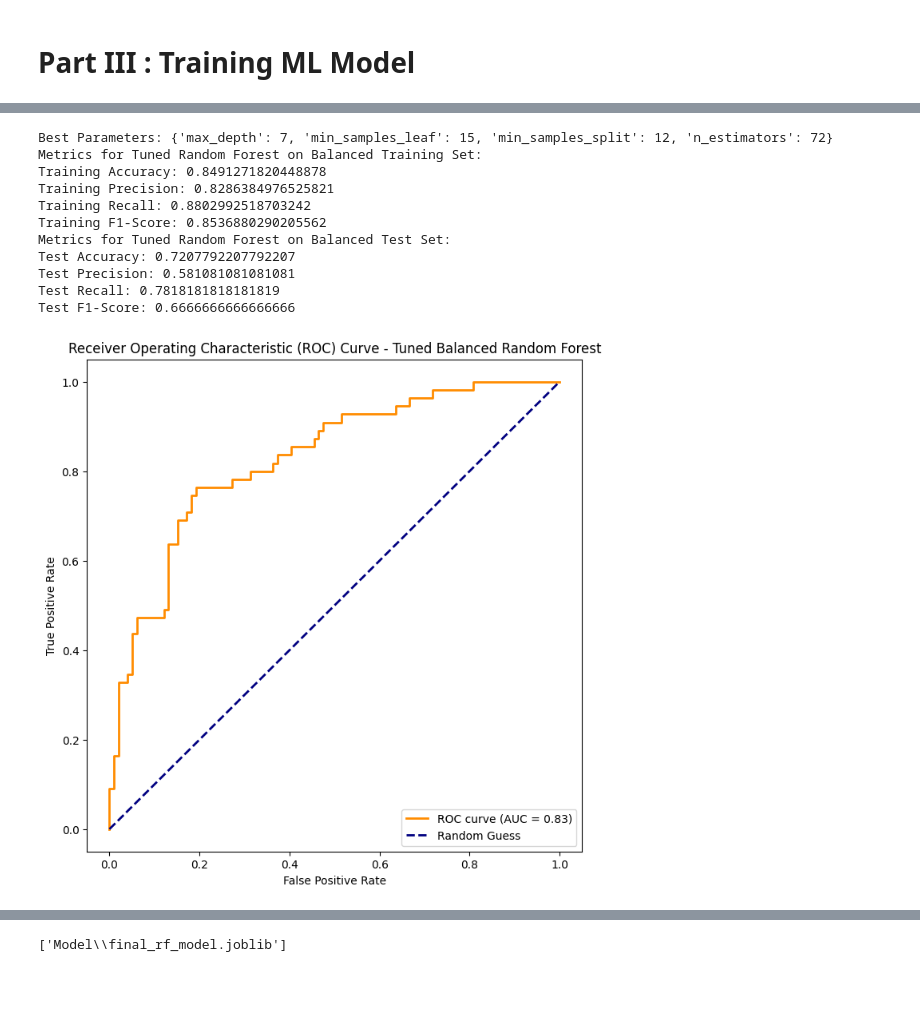
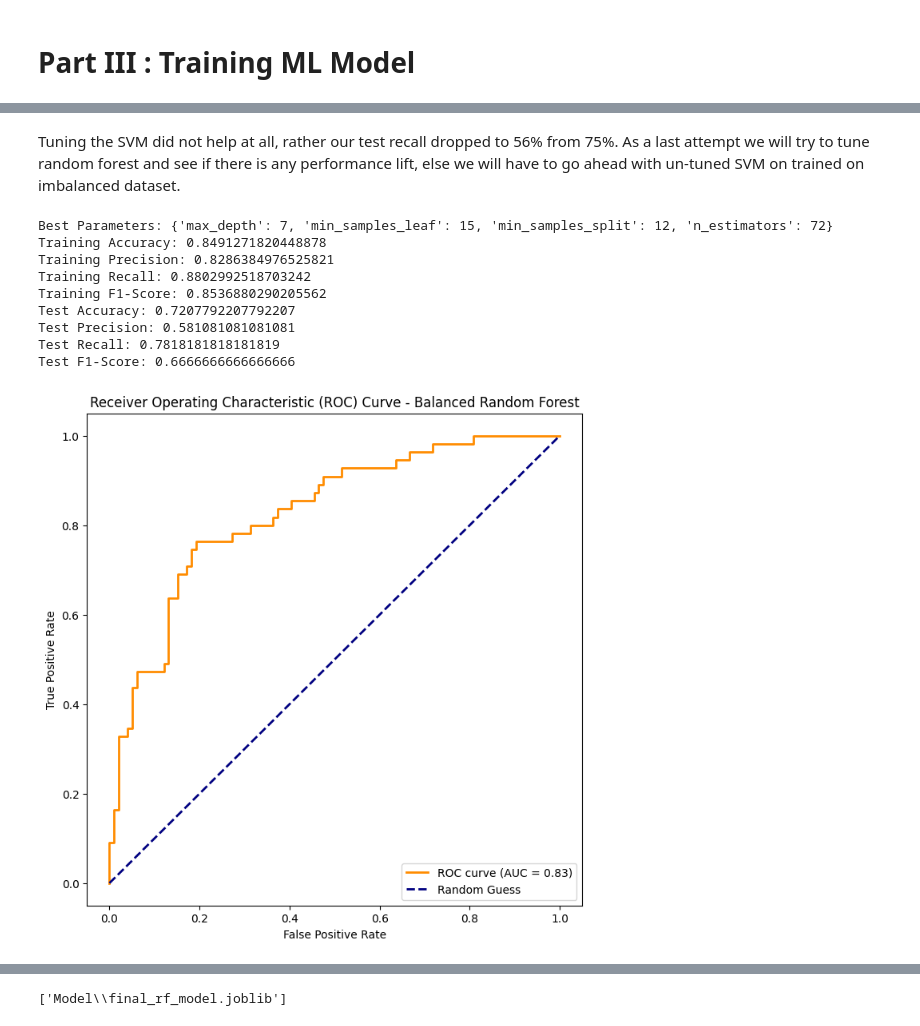
Before and after one commit to Akshaykhanna111/Predicting-Diabetes-using-Machine-Learning, a Jupyter notebook: Notebooks/Project Code.ipynb, the cells around one changed output, grey strips where cells are left out. Saved outputs shown, nothing was run; the diff lists cells and outputs as text; code cells hidden in the pictures; blank space fills up the shorter version.

```diff
--- a/Notebooks/Project Code.ipynb
+++ b/Notebooks/Project Code.ipynb
@@ -718,3 +682,5 @@ Test F1-Score: 0.6456692913385828
+# %% [markdown]
+Tuning the SVM did not help at all, rather our test recall dropped to 56% from 75%. As a last attempt we will try to tune random forest and see if there is any performance lift, else we will have to go ahead with un-tuned SVM on trained on imbalanced dataset.
 # %%
 # After trying 3 models, we found out that Random forest seems to outperform other 2 models
 # So we will be using random search to tune the hyperparameters of random forest and see it's performance
@@ -744,70 +710,34 @@ random_search = RandomizedSearchCV(
 random_search.fit(X_train_balanced, y_train_balanced)
 
 # Get the best parameters
 best_params = random_search.best_params_
 
 # Print the best parameters
 print("Best Parameters:", best_params)
 
 # Use the best parameters to create the tuned model
 tuned_rf_balance = RandomForestClassifier(**best_params, random_state=42)
 
 # Fit the tuned model on the balanced dataset
 tuned_rf_balance.fit(X_train_balanced, y_train_balanced)
 
 # Predictions on the Training Set
 y_pred_train_rf_balance_tuned = tuned_rf_balance.predict(X_train_balanced)
 
-# Print Metrics on Training Data for the Tuned Model
-print("Metrics for Tuned Random Forest on Balanced Training Set:")
-print("Training Accuracy:", accuracy_score(y_train_balanced, y_pred_train_rf_balance_tuned))
-print("Training Precision:", precision_score(y_train_balanced, y_pred_train_rf_balance_tuned))
-print("Training Recall:", recall_score(y_train_balanced, y_pred_train_rf_balance_tuned))
-print("Training F1-Score:", f1_score(y_train_balanced, y_pred_train_rf_balance_tuned))
-
-
 # Predictions on the Test Set
 y_pred_rf_balance_tuned = tuned_rf_balance.predict(X_test)
 
-# Print Metrics on Test Data for the Tuned Model
-print("Metrics for Tuned Random Forest on Balanced Test Set:")
-print("Test Accuracy:", accuracy_score(y_test, y_pred_rf_balance_tuned))
-print("Test Precision:", precision_score(y_test, y_pred_rf_balance_tuned))
-print("Test Recall:", recall_score(y_test, y_pred_rf_balance_tuned))
-print("Test F1-Score:", f1_score(y_test, y_pred_rf_balance_tuned))
-
-# Plot the ROC curves for the Tuned Model
-
-# Predict probabilities for the positive class (class 1)
-y_prob_balance_tuned = tuned_rf_balance.predict_proba(X_test)[:, 1]
-
-# Compute ROC curve and AUC for the Tuned Model
-fpr_balance_tuned, tpr_balance_tuned, thresholds_balance_tuned = roc_curve(y_test, y_prob_balance_tuned)
-roc_auc_balance_tuned = auc(fpr_balance_tuned, tpr_balance_tuned)
-
-# Plot ROC curve for the Tuned Model
-plt.figure(figsize=(8, 8))
-plt.plot(fpr_balance_tuned, tpr_balance_tuned, color='darkorange', lw=2, label=f'ROC curve (AUC = {roc_auc_balance_tuned:.2f})')
-plt.plot([0, 1], [0, 1], color='navy', lw=2, linestyle='--', label='Random Guess')
-
-# Set labels and title
-plt.xlabel('False Positive Rate')
-plt.ylabel('True Positive Rate')
-plt.title('Receiver Operating Characteristic (ROC) Curve - Tuned Balanced Random Forest')
-plt.legend(loc='lower right')
-
-# Show the plot
-plt.show()
+# Print the evaluation metrics and the ROC curve
+evaluation_metrics(y_train_balanced, y_test, X_train_balanced, X_test, tuned_rf_balance,
+                   y_pred_train_rf_balance_tuned, y_pred_rf_balance_tuned)
 # %% [output]
 Best Parameters: {'max_depth': 7, 'min_samples_leaf': 15, 'min_samples_split': 12, 'n_estimators': 72}
-Metrics for Tuned Random Forest on Balanced Training Set:
 Training Accuracy: 0.8491271820448878
 Training Precision: 0.8286384976525821
 Training Recall: 0.8802992518703242
 Training F1-Score: 0.8536880290205562
-Metrics for Tuned Random Forest on Balanced Test Set:
 Test Accuracy: 0.7207792207792207
 Test Precision: 0.581081081081081
 Test Recall: 0.7818181818181819
 Test F1-Score: 0.6666666666666666
-[figure, old version]
+[figure, new version]
```
Also changed, not shown: parts of 51 cells of this notebook, 2 other files.
